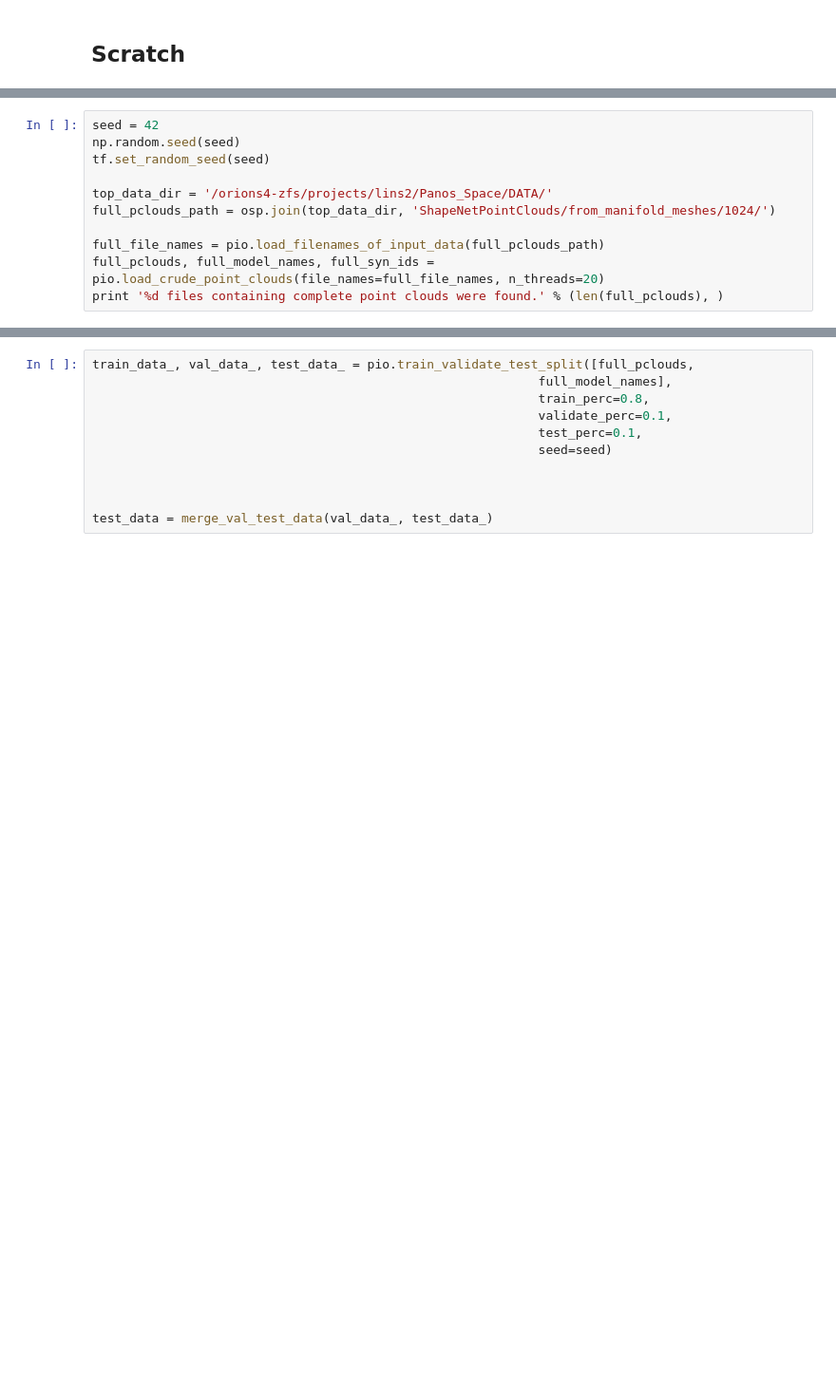
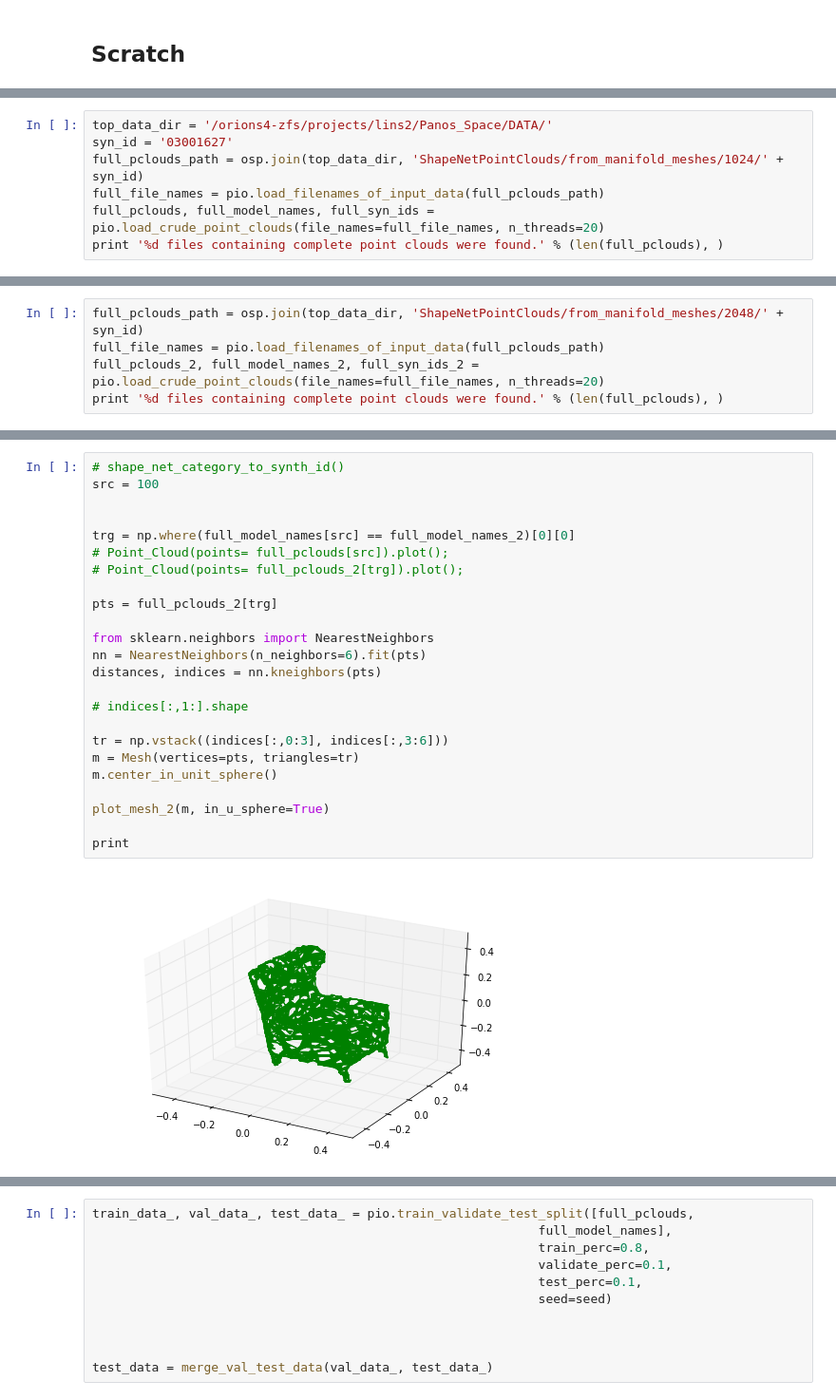
Before and after one commit to optas/tf_lab, a Jupyter notebook: notebooks/panos/scratch.ipynb, the cells around one changed output, grey strips where cells are left out. Shown at 95% size. Saved outputs shown, nothing was run; the diff lists cells and outputs as text; blank space fills up the shorter version.

```diff
--- a/notebooks/panos/scratch.ipynb
+++ b/notebooks/panos/scratch.ipynb
@@ -38,11 +41,7 @@ The autoreload extension is already loaded. To reload it, use:
 # %%
-seed = 42
-np.random.seed(seed)
-tf.set_random_seed(seed)
-
 top_data_dir = '/orions4-zfs/projects/lins2/Panos_Space/DATA/'
-full_pclouds_path = osp.join(top_data_dir, 'ShapeNetPointClouds/from_manifold_meshes/1024/')
-
+syn_id = '03001627'
+full_pclouds_path = osp.join(top_data_dir, 'ShapeNetPointClouds/from_manifold_meshes/1024/' + syn_id)
 full_file_names = pio.load_filenames_of_input_data(full_pclouds_path)
 full_pclouds, full_model_names, full_syn_ids = pio.load_crude_point_clouds(file_names=full_file_names, n_threads=20)
 print '%d files containing complete point clouds were found.' % (len(full_pclouds), )
@@ -50,0 +50,5 @@ print '%d files containing complete point clouds were found.' % (len(full_pcloud
+# %%
+full_pclouds_path = osp.join(top_data_dir, 'ShapeNetPointClouds/from_manifold_meshes/2048/' + syn_id)
+full_file_names = pio.load_filenames_of_input_data(full_pclouds_path)
+full_pclouds_2, full_model_names_2, full_syn_ids_2 = pio.load_crude_point_clouds(file_names=full_file_names, n_threads=20)
+print '%d files containing complete point clouds were found.' % (len(full_pclouds), )
@@ -50,0 +64,26 @@ print '%d files containing complete point clouds were found.' % (len(full_pcloud
+# %%
+# shape_net_category_to_synth_id()
+src = 100
+
+
+trg = np.where(full_model_names[src] == full_model_names_2)[0][0]
+# Point_Cloud(points= full_pclouds[src]).plot();
+# Point_Cloud(points= full_pclouds_2[trg]).plot();
+
+pts = full_pclouds_2[trg]
+
+from sklearn.neighbors import NearestNeighbors
+nn = NearestNeighbors(n_neighbors=6).fit(pts)
+distances, indices = nn.kneighbors(pts)
+
+# indices[:,1:].shape
+
+tr = np.vstack((indices[:,0:3], indices[:,3:6]))
+m = Mesh(vertices=pts, triangles=tr)
+m.center_in_unit_sphere()
+
+plot_mesh_2(m, in_u_sphere=True)
+
+print
+# %% [output]
+[figure, added]
```
Also changed, not shown: parts of 9 cells of this notebook, 2 other files.
